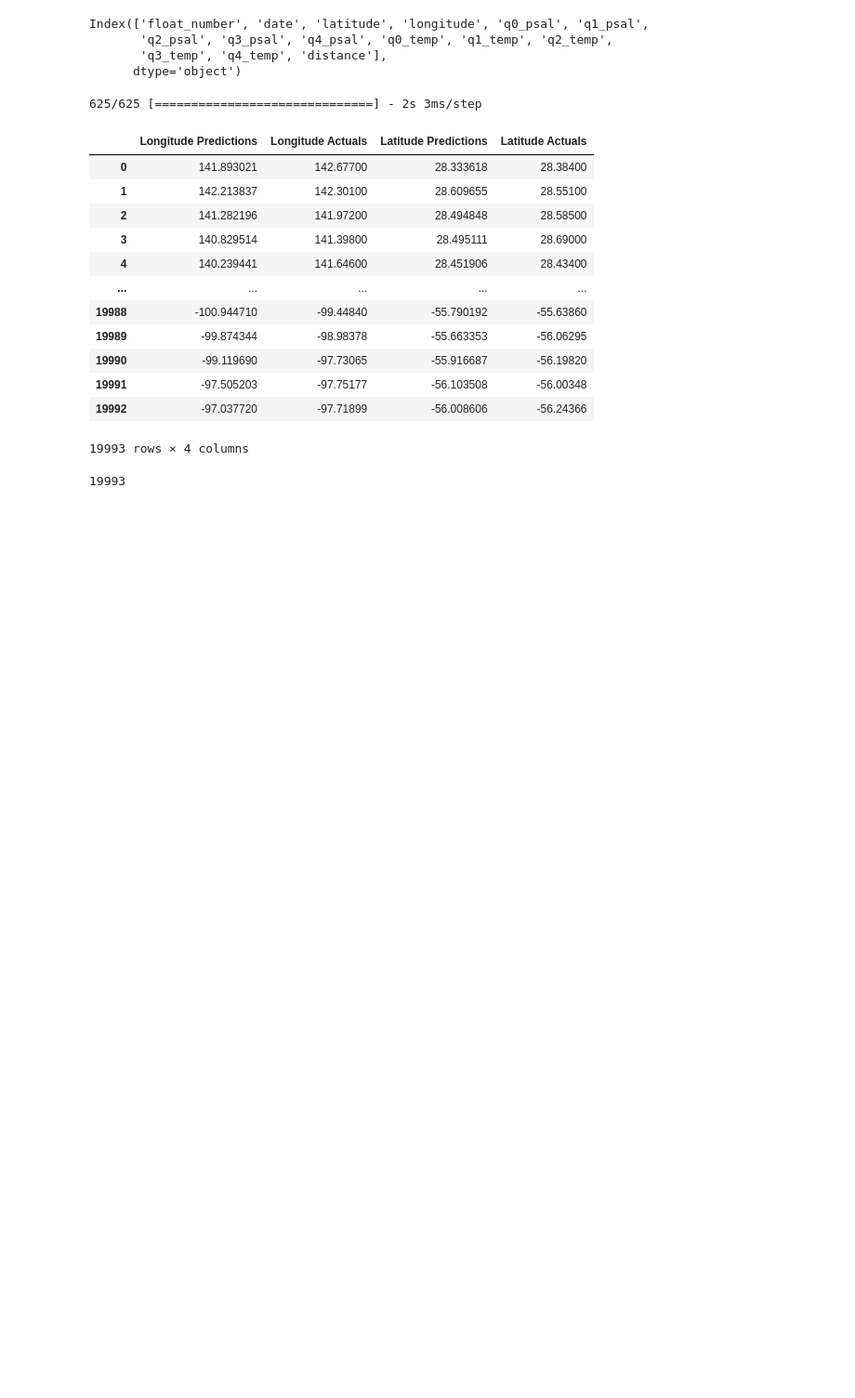
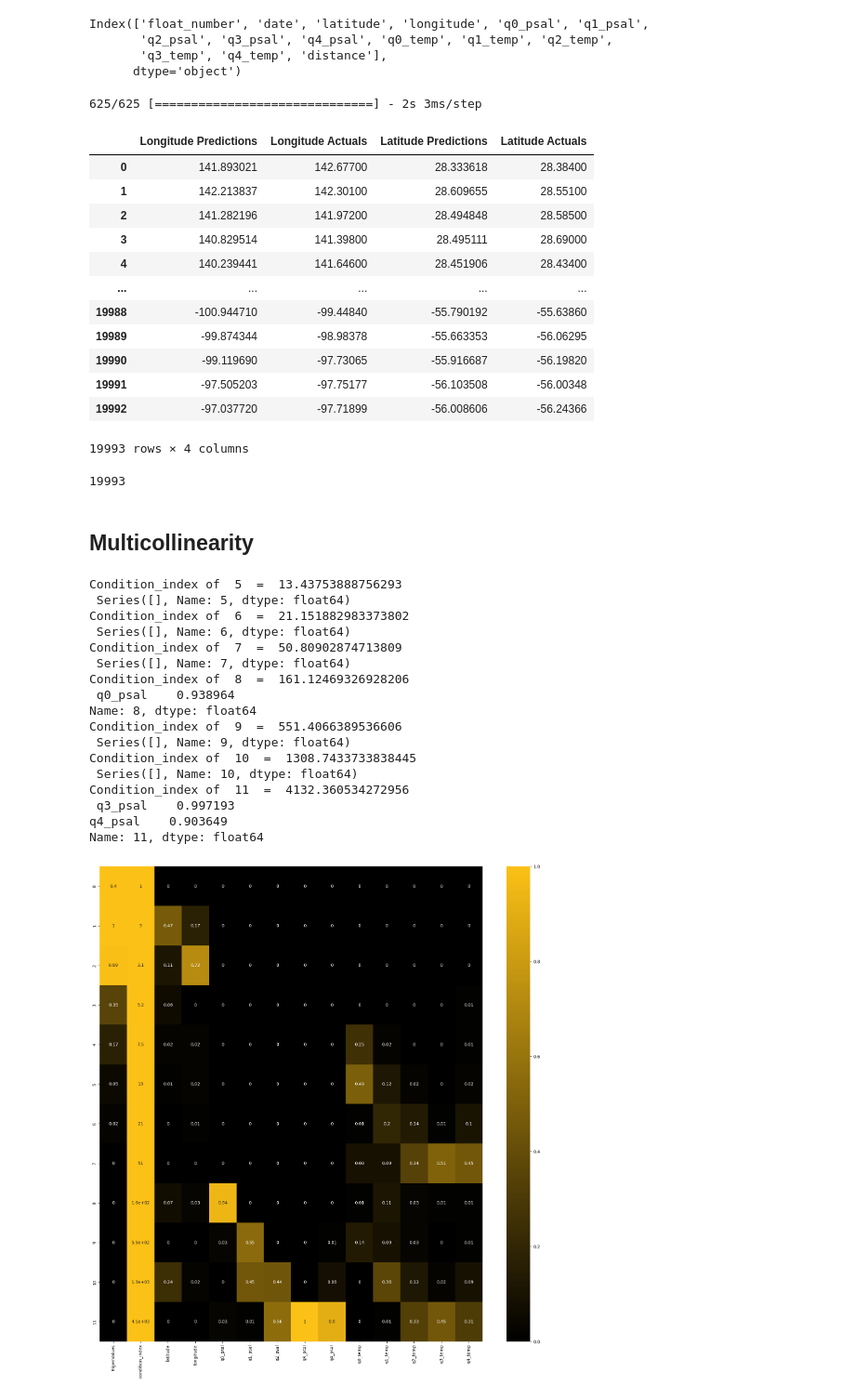
Before and after one commit to JonPGallegos/ocean_climate, a Jupyter notebook: ocean_climate.ipynb, the cells around one changed output. Shown at 93% size. Drawn from its saved outputs; the diff is of its cells as text; code cells hidden in the pictures; blank space fills up the shorter version.

Commit message:
multicollinearity

```diff
--- a/ocean_climate.ipynb
+++ b/ocean_climate.ipynb
@@ -707,3 +707,5 @@ lstm_predictions.to_csv('pages/lstm_pred_data.csv')
 len(lstm_predictions)
 # %% [output]
 19993
+# %% [markdown]
+## Multicollinearity
@@ -709,0 +754,25 @@ len(lstm_predictions)
+# %%
+data = pd.read_csv('all_ocean_data.csv')
+# %%
+data.drop(['Unnamed: 0','float_number','date'], axis=1, inplace=True)
+# %%
+df = get_vdp_matrix(data)
+# %% [output]
+Condition_index of  5  =  13.43753888756293
+ Series([], Name: 5, dtype: float64)
+Condition_index of  6  =  21.151882983373802
+ Series([], Name: 6, dtype: float64)
+Condition_index of  7  =  50.80902874713809
+ Series([], Name: 7, dtype: float64)
+Condition_index of  8  =  161.12469326928206
+ q0_psal    0.938964
+Name: 8, dtype: float64
+Condition_index of  9  =  551.4066389536606
+ Series([], Name: 9, dtype: float64)
+Condition_index of  10  =  1308.7433733838445
+ Series([], Name: 10, dtype: float64)
+Condition_index of  11  =  4132.360534272956
+ q3_psal    0.997193
+q4_psal    0.903649
+Name: 11, dtype: float64
+[figure, added]
```
Also changed, not shown: parts of 3 cells of this notebook.
